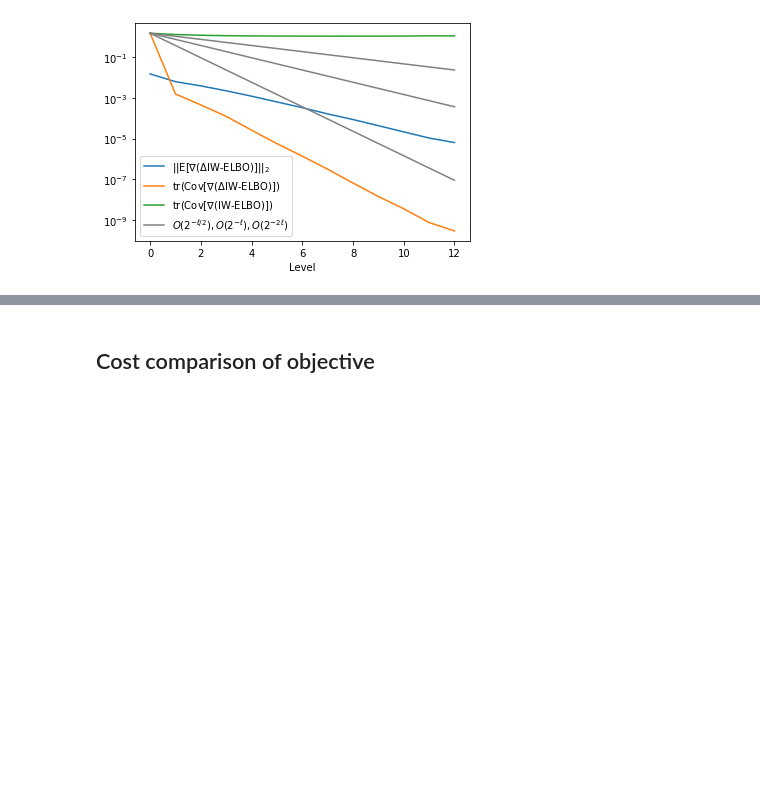
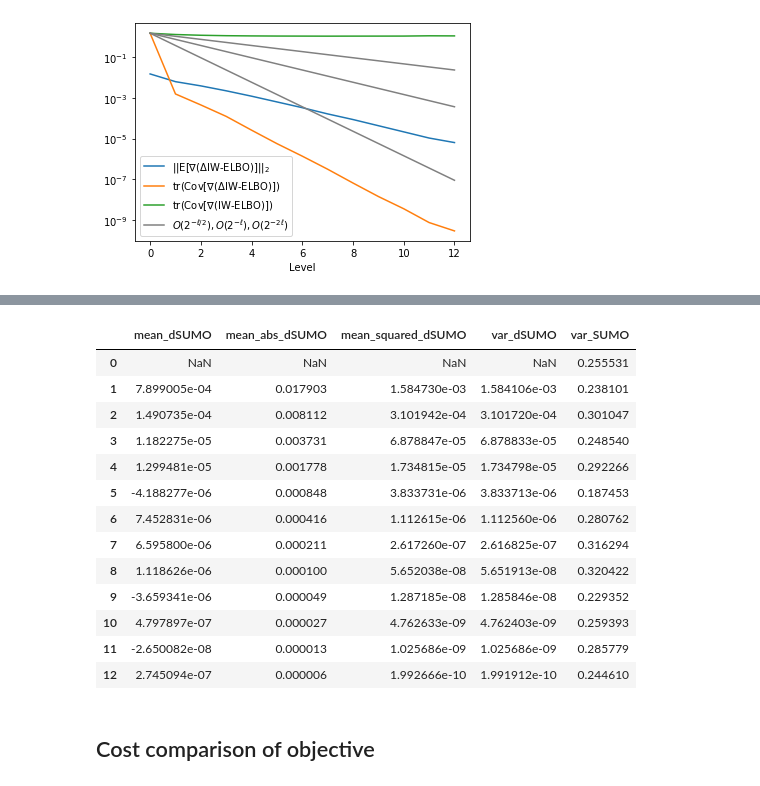
Before and after one commit to Goda-Research-Group/mlmc-model-evidence, a Jupyter notebook: notebooks/Random_Effect_Logistic_Regression.ipynb, the cells around one changed output, grey strips where cells are left out. Cells and saved outputs as stored; diff of their text form; code cells hidden in the pictures; blank space fills up the shorter version.

```diff
--- a/notebooks/Random_Effect_Logistic_Regression.ipynb
+++ b/notebooks/Random_Effect_Logistic_Regression.ipynb
@@ -612,0 +619,26 @@ conv_stats
+# %%
+def conv_stats_dSUMO(x, y, beta0, beta, alpha, mu, sigma, level=1):
+    # Compute dIWELBO (and IWELBO) for each sample and
+    # summarize them into several statistics.
+
+    N, = mu.shape
+    n_MC = 2**level
+    z = norm(loc=mu, scale=sigma).rvs([n_MC, N])
+
+    dsumos = 0
+    dsumos += pointwise_IWELBO(x, y, z[ :,:], beta0, beta, alpha, mu, sigma).numpy()
+    dsumos -= pointwise_IWELBO(x, y, z[1:,:], beta0, beta, alpha, mu, sigma).numpy()
+
+    dN = N//100
+    var_sumos = dN * np.var([
+        IWELBO_SUMO(
+            x[dN*i:dN*(i+1)], y[dN*i:dN*(i+1)], beta0, beta, alpha,
+            mu[dN*i:dN*(i+1)], sigma[dN*i:dN*(i+1)], K_max=2**level
+            )
+        for i in range(100)])
+
+    return {'mean_dSUMO':np.mean(dsumos),
+            'mean_abs_dSUMO':np.mean(np.abs(dsumos)),
+            'mean_squared_dSUMO':np.mean(dsumos**2),
+            'var_dSUMO':np.var(dsumos),
+            'var_SUMO':var_sumos}
@@ -613,3 +671,20 @@ conv_stats
+# %%
+conv_stats
+# %% [output]
+|  | mean_dSUMO | mean_abs_dSUMO | mean_squared_dSUMO | var_dSUMO | var_SUMO |
+| 0 | NaN | NaN | NaN | NaN | 0.255531 |
+| 1 | 7.899005e-04 | 0.017903 | 1.584730e-03 | 1.584106e-03 | 0.238101 |
+| 2 | 1.490735e-04 | 0.008112 | 3.101942e-04 | 3.101720e-04 | 0.301047 |
+| 3 | 1.182275e-05 | 0.003731 | 6.878847e-05 | 6.878833e-05 | 0.248540 |
+| 4 | 1.299481e-05 | 0.001778 | 1.734815e-05 | 1.734798e-05 | 0.292266 |
+| 5 | -4.188277e-06 | 0.000848 | 3.833731e-06 | 3.833713e-06 | 0.187453 |
+| 6 | 7.452831e-06 | 0.000416 | 1.112615e-06 | 1.112560e-06 | 0.280762 |
+| 7 | 6.595800e-06 | 0.000211 | 2.617260e-07 | 2.616825e-07 | 0.316294 |
+| 8 | 1.118626e-06 | 0.000100 | 5.652038e-08 | 5.651913e-08 | 0.320422 |
+| 9 | -3.659341e-06 | 0.000049 | 1.287185e-08 | 1.285846e-08 | 0.229352 |
+| 10 | 4.797897e-07 | 0.000027 | 4.762633e-09 | 4.762403e-09 | 0.259393 |
+| 11 | -2.650082e-08 | 0.000013 | 1.025686e-09 | 1.025686e-09 | 0.285779 |
+| 12 | 2.745094e-07 | 0.000006 | 1.992666e-10 | 1.991912e-10 | 0.244610 |
 # %% [markdown]
 ## Cost comparison of objective
 # %%
```
Also changed, not shown: parts of 4 cells of this notebook.
